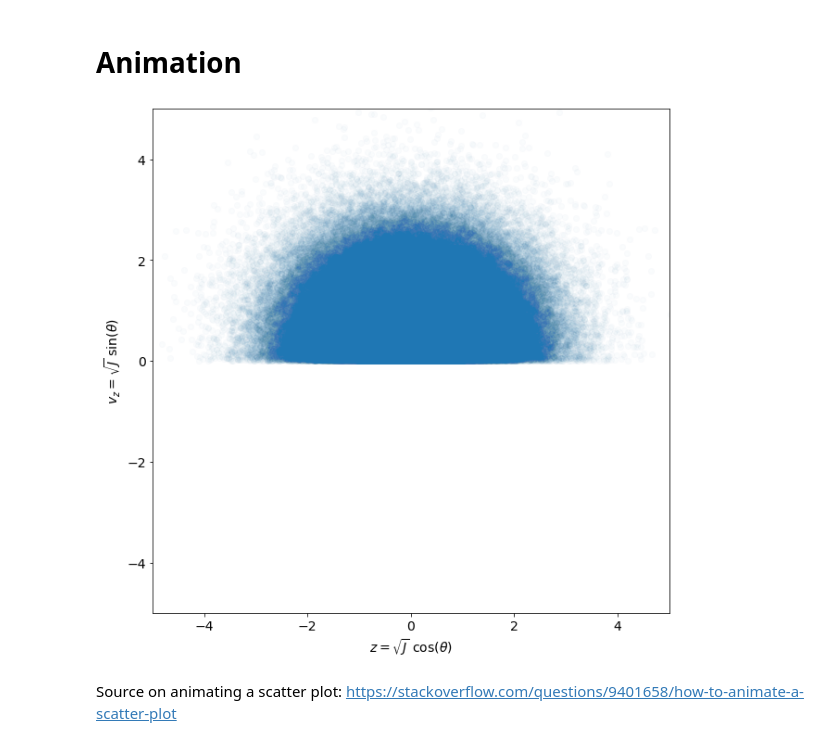
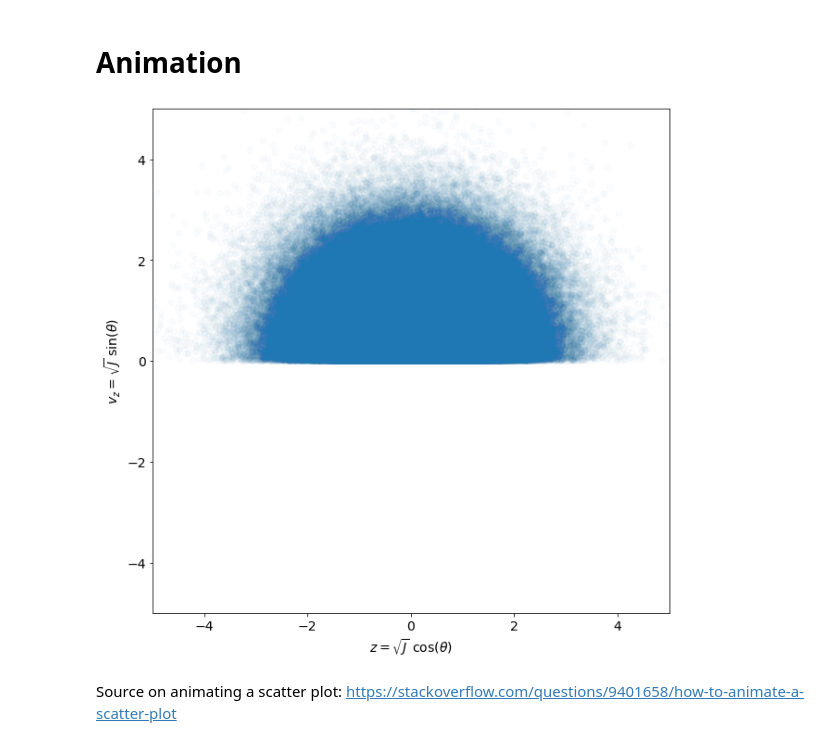
Before and after one commit to Jupiter1994/plasma-echo, a Jupyter notebook: Sampling Particle Trajectories.ipynb, the cells around one changed output. Cells and saved outputs as stored; diff of their text form; code cells hidden in the pictures.

```diff
--- a/Sampling Particle Trajectories.ipynb
+++ b/Sampling Particle Trajectories.ipynb
@@ -123,7 +123,7 @@ n1, n2 = 1, 3
 A1, A2 = 0.1, 0.2
 
 # define ts, thetas, and Js; and, corresponding Cartesian coords
-N = (int) (5e5) # number of particles
+N = (int) (1e6) # number of particles
 
 # time range
 tmin = 0
@@ -233,6 +233,7 @@ plt.ylabel(r"$v_z = \sqrt{J}$ sin($\theta$)")
 
 # the "density" at z=0 (in practice, the number of points near z=0) as a function of time
 delta_n_over_ns = []
+ns = []
 
 start = time.time()
 
@@ -275,34 +276,35 @@ def updatefig(i):
 
     ## convert coordinates to (z, v_z)
     hide_negative_J_particles = False
     if hide_negative_J_particles:
         zs, vzs = pol2cart(variables["thetas"][~J_is_negative],
                            variables["Js"][~J_is_negative])
     else:
         zs, vzs = pol2cart(variables["thetas"],
                            variables["Js"])
 
     ## compute delta n / n_0, ie, number density contrast
 
     # number of particles at t=0 within z_tolerance of our selected z coordinate
     n_t = np.sum(np.abs(zs - z_offset) < z_tolerance) / len(zs)
     delta_n_over_n = (n_t - n_0) / n_0
     delta_n_over_ns.append(delta_n_over_n)
+    ns.append(n_t)
 
     # make plot
     data = np.transpose((zs, vzs))
     scat.set_offsets(data)
     plt.title('Particle trajectories (t=' + str(t) + ')')
     return scat,
 
 
 make_animation = False
 if make_animation:
     ani = animation.FuncAnimation(fig, updatefig, interval=100, frames=len(ts), \
             blit=True)
     ani.save("Sampled_trajectories_temp.mp4")
 # %% [output]
-[figure, old version]
+[figure, new version]
 # %% [markdown]
 Source on animating a scatter plot: https://stackoverflow.com/questions/9401658/how-to-animate-a-scatter-plot
 # %%
```
Also changed, not shown: parts of 3 cells of this notebook, 1 other file.
